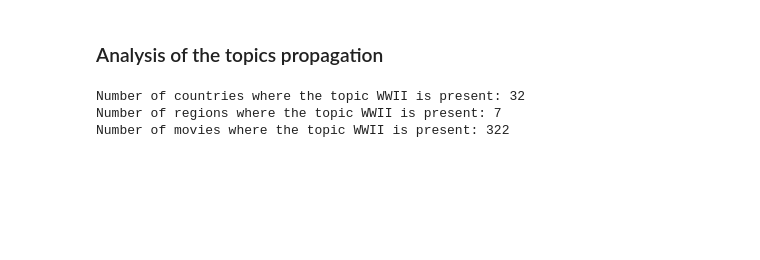
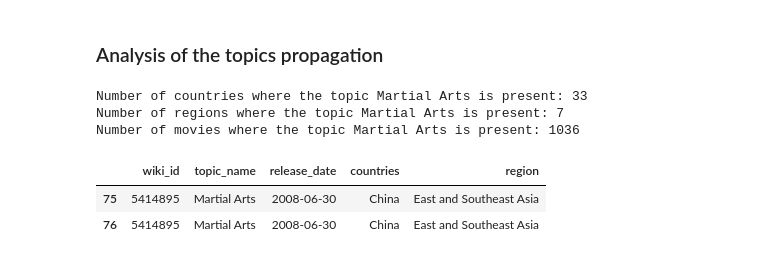
Before and after one commit to epfl-ada/ada-2024-project-teamcsx24, a Jupyter notebook: src/data/topicAnaysis.ipynb, the cells around one changed output. Drawn from its saved outputs; the diff is of its cells as text; code cells hidden in the pictures; blank space fills up the shorter version.

```diff
--- a/src/data/topicAnaysis.ipynb
+++ b/src/data/topicAnaysis.ipynb
@@ -78,7 +66,7 @@ df.head()
 ### Analysis of the topics propagation
 # %%
 # Select a topic
-topic = 'WWII'
+topic = 'Martial Arts'
 
 df_topic = df[df['topic_name'] == topic]
 
@@ -91,6 +79,12 @@ print(f'Number of regions where the topic {topic} is present: {df_topic["region"
 # Number of movies where the topic is present
 print(f'Number of movies where the topic {topic} is present: {df_topic["wiki_id"].nunique()}')
 # %% [output]
-Number of countries where the topic WWII is present: 32
-Number of regions where the topic WWII is present: 7
-Number of movies where the topic WWII is present: 322
+Number of countries where the topic Martial Arts is present: 33
+Number of regions where the topic Martial Arts is present: 7
+Number of movies where the topic Martial Arts is present: 1036
+# %%
+df_topic.head(2)
+# %% [output]
+|  | wiki_id | topic_name | release_date | countries | region |
+| 75 | 5414895 | Martial Arts | 2008-06-30 | China | East and Southeast Asia |
+| 76 | 5414895 | Martial Arts | 2008-06-30 | China | East and Southeast Asia |
```
Also changed, not shown: parts of 12 cells of this notebook, 1 other file.
